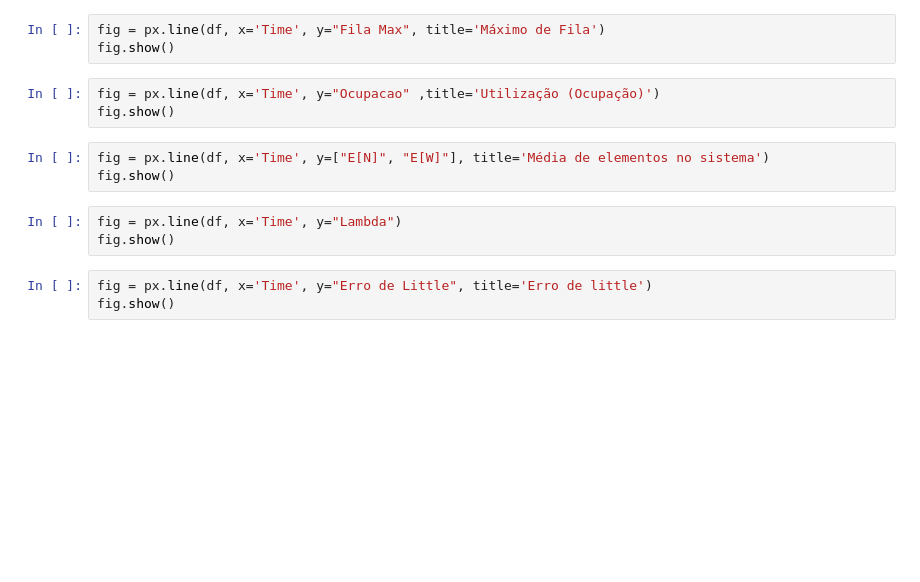
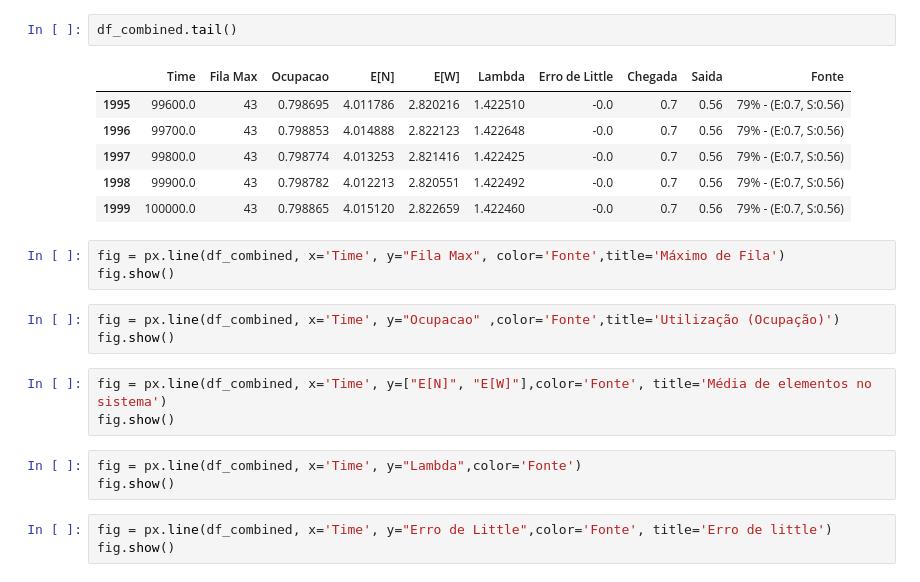
Before and after one commit to otaviofbrito/discrete-time-event-simulation, a Jupyter notebook: statistics/view.ipynb, the cells around one changed output. Saved outputs shown, nothing was run; the diff lists cells and outputs as text; blank space fills up the shorter version.

```diff
--- a/statistics/view.ipynb
+++ b/statistics/view.ipynb
@@ -16,15 +31,24 @@ df.head()
+# %%
+df_combined.tail()
+# %% [output]
+|  | Time | Fila Max | Ocupacao | E[N] | E[W] | Lambda | Erro de Little | Chegada | Saida | Fonte |
+| 1995 | 99600.0 | 43 | 0.798695 | 4.011786 | 2.820216 | 1.422510 | -0.0 | 0.7 | 0.56 | 79% - (E:0.7, S:0.56) |
+| 1996 | 99700.0 | 43 | 0.798853 | 4.014888 | 2.822123 | 1.422648 | -0.0 | 0.7 | 0.56 | 79% - (E:0.7, S:0.56) |
+| 1997 | 99800.0 | 43 | 0.798774 | 4.013253 | 2.821416 | 1.422425 | -0.0 | 0.7 | 0.56 | 79% - (E:0.7, S:0.56) |
+| 1998 | 99900.0 | 43 | 0.798782 | 4.012213 | 2.820551 | 1.422492 | -0.0 | 0.7 | 0.56 | 79% - (E:0.7, S:0.56) |
+| 1999 | 100000.0 | 43 | 0.798865 | 4.015120 | 2.822659 | 1.422460 | -0.0 | 0.7 | 0.56 | 79% - (E:0.7, S:0.56) |
 # %%
-fig = px.line(df, x='Time', y="Fila Max", title='Máximo de Fila')
+fig = px.line(df_combined, x='Time', y="Fila Max", color='Fonte',title='Máximo de Fila')
 fig.show()
 # %%
-fig = px.line(df, x='Time', y="Ocupacao" ,title='Utilização (Ocupação)')
+fig = px.line(df_combined, x='Time', y="Ocupacao" ,color='Fonte',title='Utilização (Ocupação)')
 fig.show()
 # %%
-fig = px.line(df, x='Time', y=["E[N]", "E[W]"], title='Média de elementos no sistema')
+fig = px.line(df_combined, x='Time', y=["E[N]", "E[W]"],color='Fonte', title='Média de elementos no sistema')
 fig.show()
 # %%
-fig = px.line(df, x='Time', y="Lambda")
+fig = px.line(df_combined, x='Time', y="Lambda",color='Fonte')
 fig.show()
 # %%
-fig = px.line(df, x='Time', y="Erro de Little", title='Erro de little')
+fig = px.line(df_combined, x='Time', y="Erro de Little",color='Fonte', title='Erro de little')
 fig.show()
```
Also changed, not shown: parts of 4 cells of this notebook, 4 other files.
